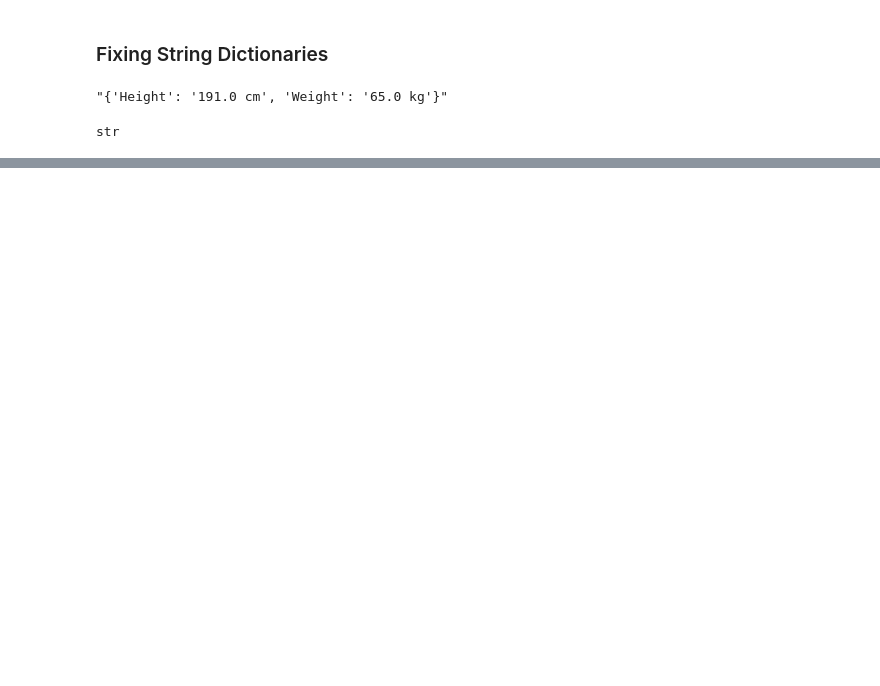
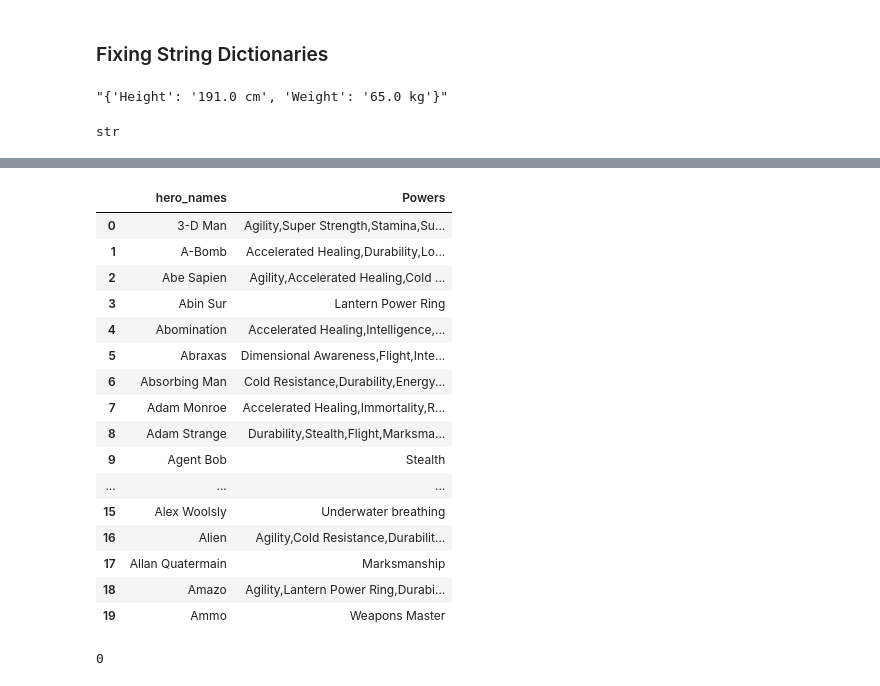
Before and after one commit to valmazan/Applying-Advanced-Transformations-Core-, a Jupyter notebook: Applying Advanced Transformations (Core).ipynb, the cells around one changed output, grey strips where cells are left out. Saved outputs shown, nothing was run; the diff lists cells and outputs as text; code cells hidden in the pictures; blank space fills up the shorter version.

```diff
--- a/Applying Advanced Transformations (Core).ipynb
+++ b/Applying Advanced Transformations (Core).ipynb
@@ -302,0 +258,24 @@ df_info['Height'] = df['location'].apply(fix_address)
+# %%
+df_powers.head(20)
+# %% [output]
+|  | hero_names | Powers |
+| 0 | 3-D Man | Agility,Super Strength,Stamina,Su... |
+| 1 | A-Bomb | Accelerated Healing,Durability,Lo... |
+| 2 | Abe Sapien | Agility,Accelerated Healing,Cold ... |
+| 3 | Abin Sur | Lantern Power Ring |
+| 4 | Abomination | Accelerated Healing,Intelligence,... |
+| 5 | Abraxas | Dimensional Awareness,Flight,Inte... |
+| 6 | Absorbing Man | Cold Resistance,Durability,Energy... |
+| 7 | Adam Monroe | Accelerated Healing,Immortality,R... |
+| 8 | Adam Strange | Durability,Stealth,Flight,Marksma... |
+| 9 | Agent Bob | Stealth |
+| ... | ... | ... |
+| 15 | Alex Woolsly | Underwater breathing |
+| 16 | Alien | Agility,Cold Resistance,Durabilit... |
+| 17 | Allan Quatermain | Marksmanship |
+| 18 | Amazo | Agility,Lantern Power Ring,Durabi... |
+| 19 | Ammo | Weapons Master |
+# %%
+df_powers.duplicated().sum()
+# %% [output]
+0
```
Also changed, not shown: parts of 24 cells of this notebook.
